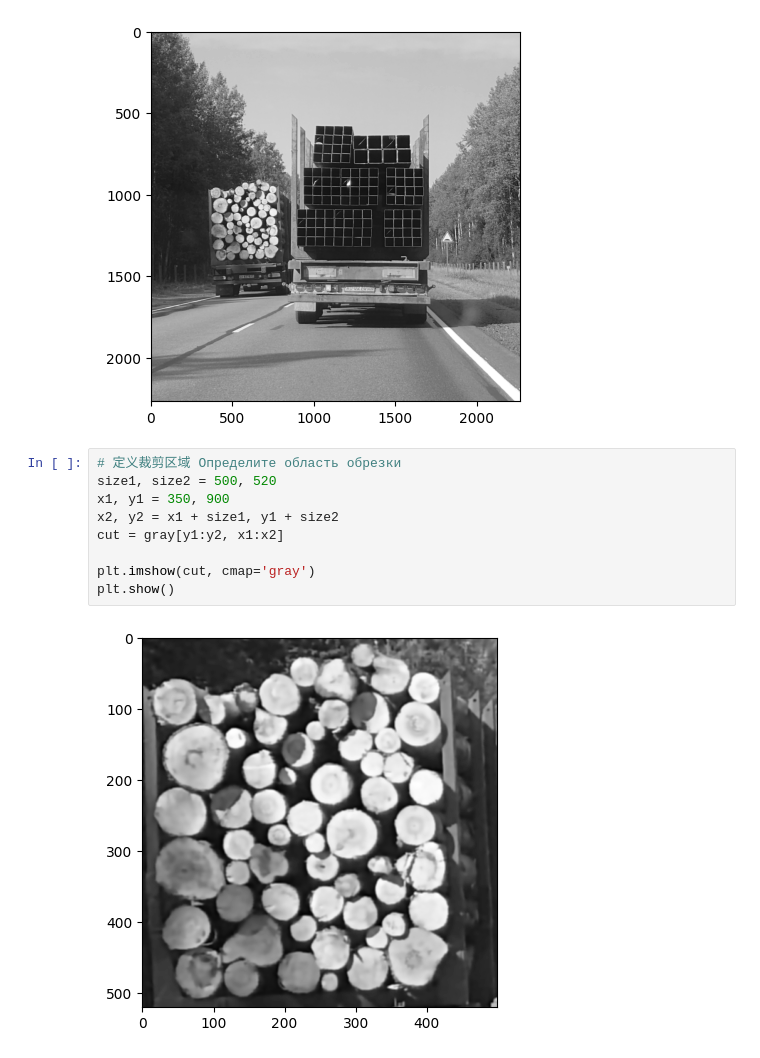
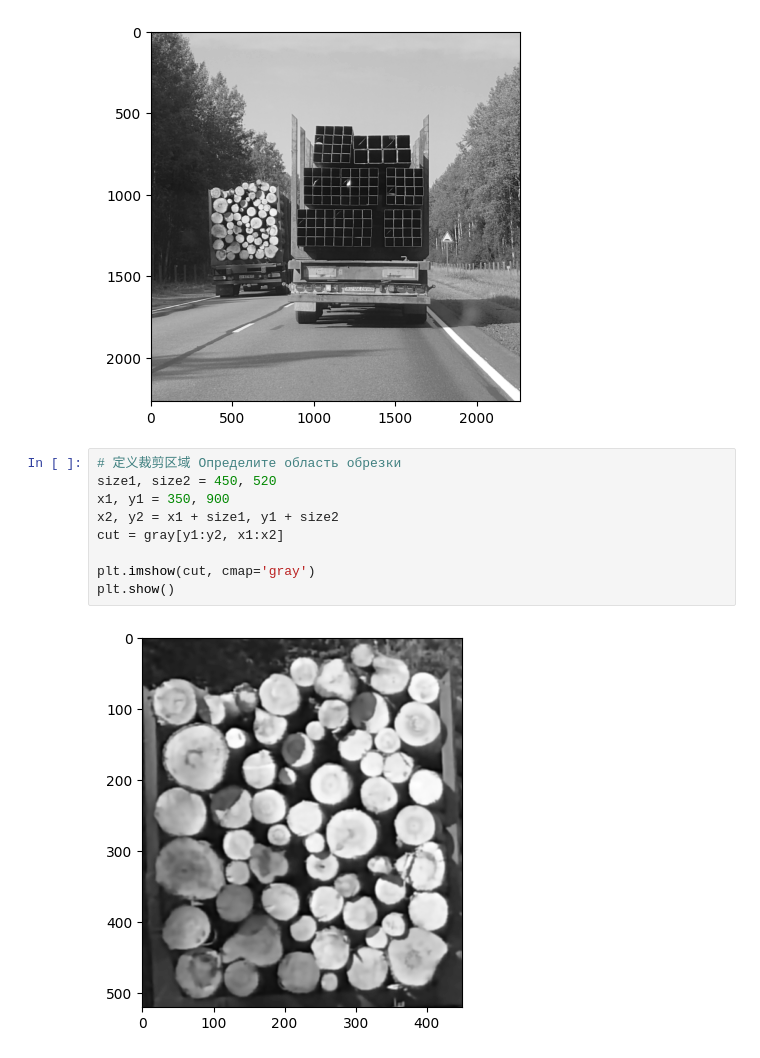
Before and after one commit to WPeSoul/CV-Homework, a Jupyter notebook: CV2/logs-3.ipynb, the cells around one changed output. Drawn from its saved outputs; the diff is of its cells as text.

```diff
--- a/CV2/logs-3.ipynb
+++ b/CV2/logs-3.ipynb
@@ -22,15 +22,15 @@ plt.show()
 [figure]
 # %%
 # 定义裁剪区域 Определите область обрезки
-size1, size2 = 500, 520
+size1, size2 = 450, 520
 x1, y1 = 350, 900
 x2, y2 = x1 + size1, y1 + size2
 cut = gray[y1:y2, x1:x2]
 
 plt.imshow(cut, cmap='gray')
 plt.show()
 # %% [output]
-[figure, old version]
+[figure, new version]
 # %%
 # 使用Hough变换检测圆形 Определение окружностей с помощью преобразования Хафа
 detected_circles = cv.HoughCircles(
```
Also changed, not shown: parts of 2 cells of this notebook.
